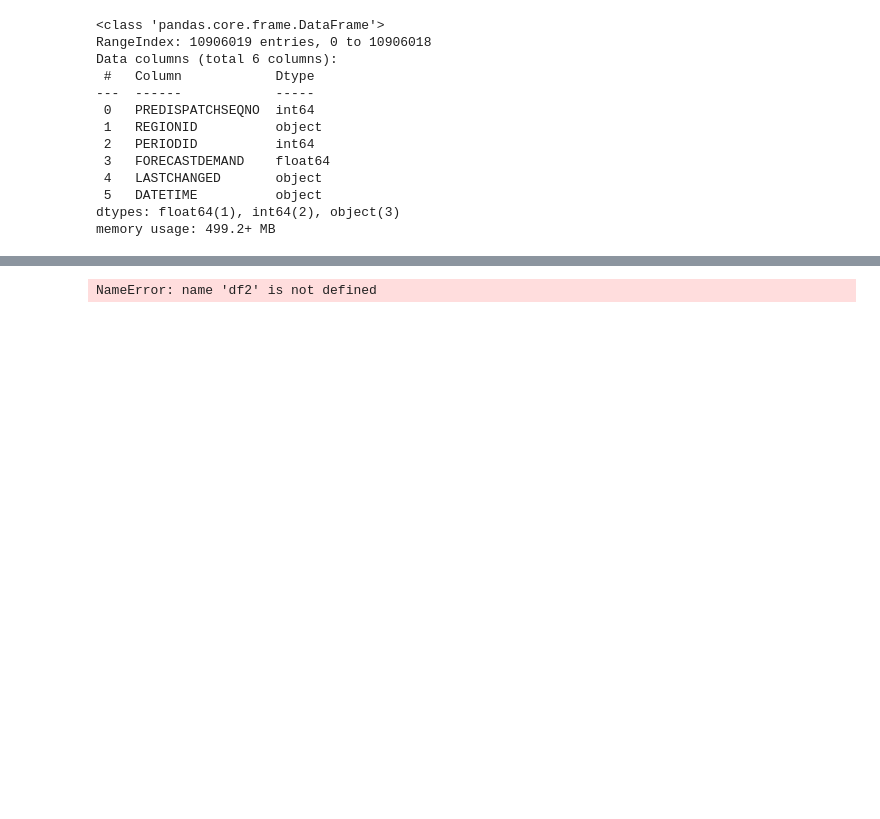
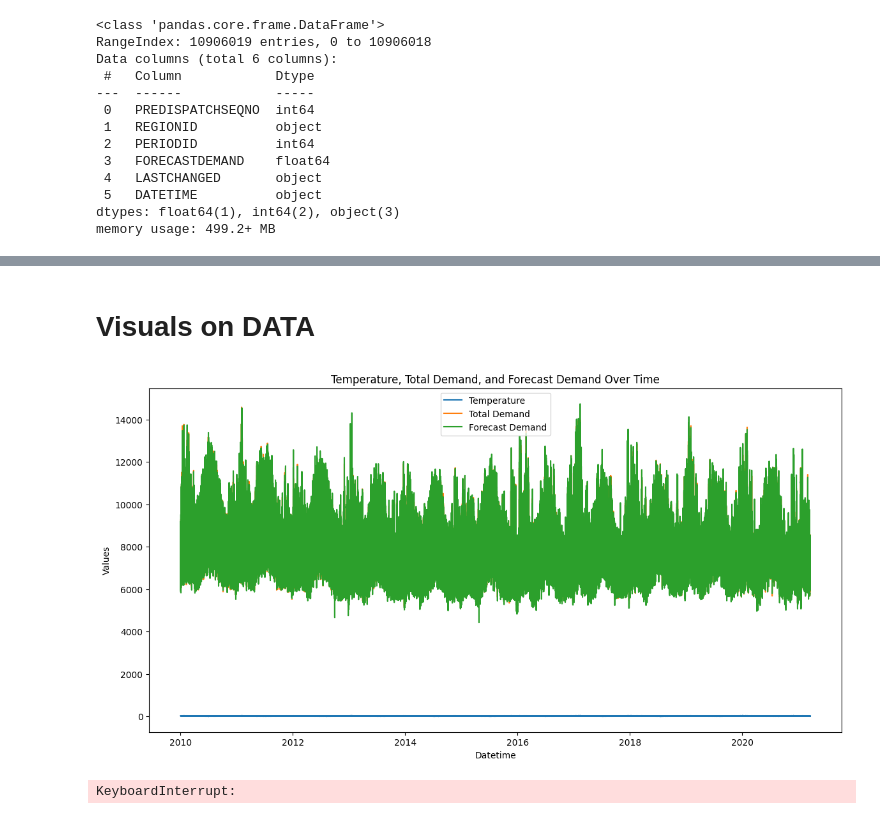
Before and after one commit to cgiray/project, a Jupyter notebook: src/GoogleColab.ipynb, the cells around one changed output, grey strips where cells are left out. Saved outputs shown, nothing was run; the diff lists cells and outputs as text; code cells hidden in the pictures; blank space fills up the shorter version.

```diff
--- a/src/GoogleColab.ipynb
+++ b/src/GoogleColab.ipynb
@@ -171,4 +191,25 @@ NameError: name 'forecast' is not defined
-# %%
-df2
-# %% [output]
-NameError: name 'df2' is not defined
+# %% [markdown]
+# Visuals on DATA
+# %%
+plt.figure(figsize=(14, 7))
+plt.plot(data['DATETIME'], data['TEMPERATURE'], label='Temperature')
+plt.plot(data['DATETIME'], data['TOTALDEMAND'], label='Total Demand')
+plt.plot(data['DATETIME'], data['FORECASTDEMAND'], label='Forecast Demand')
+plt.xlabel('Datetime')
+plt.ylabel('Values')
+plt.title('Temperature, Total Demand, and Forecast Demand Over Time')
+plt.legend()
+plt.show()
+# %% [output]
+[figure, added]
+# %%
+plt.figure(figsize=(14, 7))
+plt.scatter(data['TEMPERATURE'], data['TOTALDEMAND'], alpha=0.5, label='Total Demand')
+plt.scatter(data['TEMPERATURE'], data['FORECASTDEMAND'], alpha=0.5, label='Forecast Demand')
+plt.xlabel('Temperature')
+plt.ylabel('Demand')
+plt.title('Scatter Plot of Temperature vs Demand')
+plt.legend()
+plt.show()
+# %% [output]
+KeyboardInterrupt:
```
Also changed, not shown: parts of 9 cells of this notebook.
